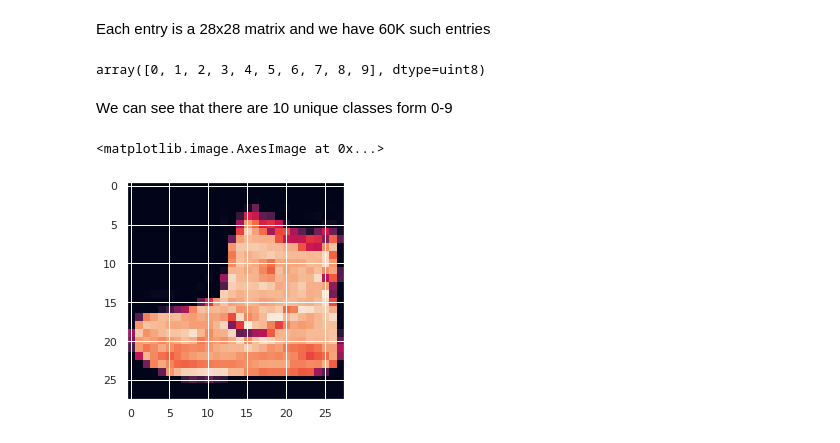
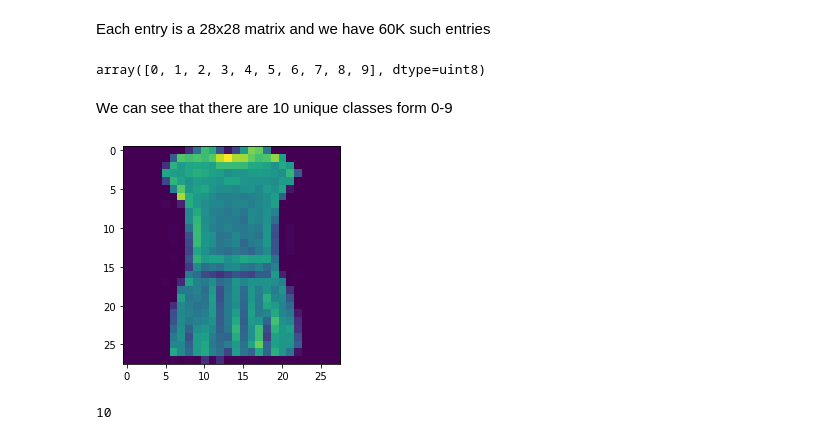
Before and after one commit to Shreyas-13/Tensorflow-Developer, a Jupyter notebook: 02_NeuralNetwork__Classification.ipynb, the cells around one changed output. Saved outputs shown, nothing was run; the diff lists cells and outputs as text; code cells hidden in the pictures.

```diff
--- a/02_NeuralNetwork__Classification.ipynb
+++ b/02_NeuralNetwork__Classification.ipynb
@@ -453,14 +453,27 @@ print(train_data.shape, train_labels.shape)
 (60000, 28, 28) (60000,)
 # %% [markdown]
 Each entry is a 28x28 matrix and we have 60K such entries
-# %%
-np.unique(train_labels)
-# %% [output]
-array([0, 1, 2, 3, 4, 5, 6, 7, 8, 9], dtype=uint8)
+# %%
+import numpy as np
+
+
+np.unique(train_labels)
+# %% [output]
+array([0, 1, 2, 3, 4, 5, 6, 7, 8, 9], dtype=uint8)
 # %% [markdown]
 We can see that there are 10 unique classes form 0-9
 # %%
-plt.imshow(train_data[0])
+plt.imshow(train_data[3])
+sns.set_style()
 # %% [output]
-<matplotlib.image.AxesImage at 0x...>
-[figure, old version]
+[figure, new version]
+# %%
+# Create a list to store numeric class labels to regular language
+
+# Index of elements shows its class
+class_names = ['T-Shirt', 'Trouser', 'Pullover', 'Dress', 'Coat', 'Sandal',
+               'Shirt', 'Sneaker', 'Bag', 'Ankle Boot']
+
+len(class_names)
+# %% [output]
+10
```
Also changed, not shown: parts of 15 cells of this notebook.
